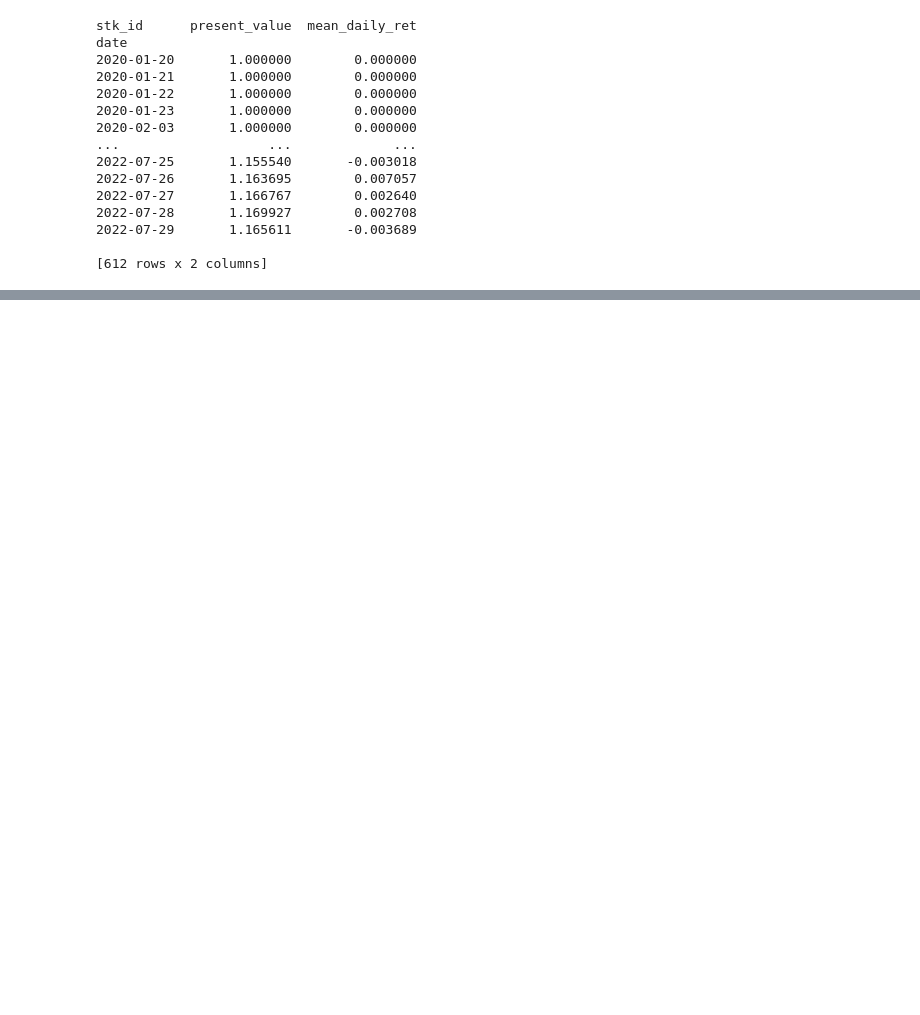
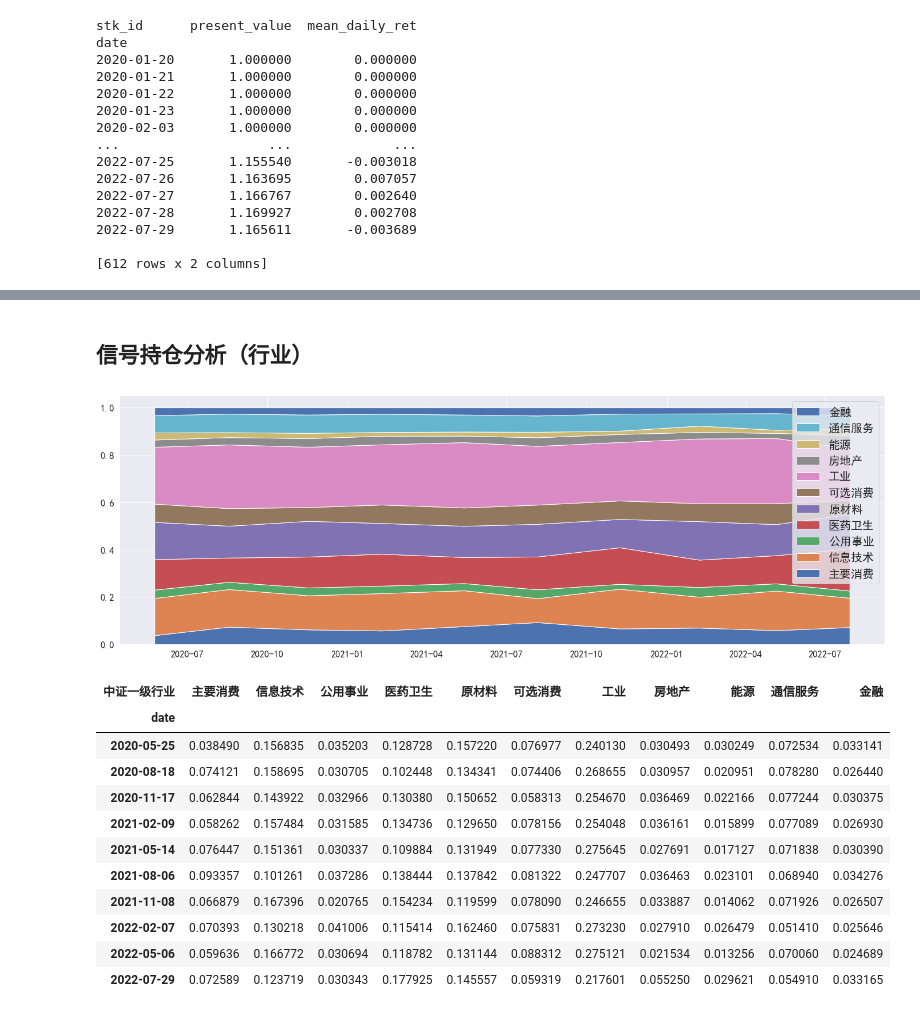
Before and after one commit to bmlang/quant_homework, a Jupyter notebook: your_repo/test.ipynb, the cells around one changed output, grey strips where cells are left out. Saved outputs shown, nothing was run; the diff lists cells and outputs as text; code cells hidden in the pictures; blank space fills up the shorter version.

```diff
--- a/your_repo/test.ipynb
+++ b/your_repo/test.ipynb
@@ -143,0 +129,21 @@ Alpha191_first20.alpha020(stock_data).tail()
+# %% [markdown]
+## 信号持仓分析（行业）
+# %%
+#基于前面的n日反转的信号进行持仓分析
+signal_1 = result[1].fillna(0).iloc[20:]
+analysis_result_1 = position_analysis(signal_1)
+analysis_result_1
+# %% [output]
+[figure, added]
+| 中证一级行业 | 主要消费 | 信息技术 | 公用事业 | 医药卫生 | 原材料 | 可选消费 | 工业 | 房地产 | 能源 | 通信服务 | 金融 |
+| date |  |  |  |  |  |  |  |  |  |  |  |
+| 2020-05-25 | 0.038490 | 0.156835 | 0.035203 | 0.128728 | 0.157220 | 0.076977 | 0.240130 | 0.030493 | 0.030249 | 0.072534 | 0.033141 |
+| 2020-08-18 | 0.074121 | 0.158695 | 0.030705 | 0.102448 | 0.134341 | 0.074406 | 0.268655 | 0.030957 | 0.020951 | 0.078280 | 0.026440 |
+| 2020-11-17 | 0.062844 | 0.143922 | 0.032966 | 0.130380 | 0.150652 | 0.058313 | 0.254670 | 0.036469 | 0.022166 | 0.077244 | 0.030375 |
+| 2021-02-09 | 0.058262 | 0.157484 | 0.031585 | 0.134736 | 0.129650 | 0.078156 | 0.254048 | 0.036161 | 0.015899 | 0.077089 | 0.026930 |
+| 2021-05-14 | 0.076447 | 0.151361 | 0.030337 | 0.109884 | 0.131949 | 0.077330 | 0.275645 | 0.027691 | 0.017127 | 0.071838 | 0.030390 |
+| 2021-08-06 | 0.093357 | 0.101261 | 0.037286 | 0.138444 | 0.137842 | 0.081322 | 0.247707 | 0.036463 | 0.023101 | 0.068940 | 0.034276 |
+| 2021-11-08 | 0.066879 | 0.167396 | 0.020765 | 0.154234 | 0.119599 | 0.078090 | 0.246655 | 0.033887 | 0.014062 | 0.071926 | 0.026507 |
+| 2022-02-07 | 0.070393 | 0.130218 | 0.041006 | 0.115414 | 0.162460 | 0.075831 | 0.273230 | 0.027910 | 0.026479 | 0.051410 | 0.025646 |
+| 2022-05-06 | 0.059636 | 0.166772 | 0.030694 | 0.118782 | 0.131144 | 0.088312 | 0.275121 | 0.021534 | 0.013256 | 0.070060 | 0.024689 |
+| 2022-07-29 | 0.072589 | 0.123719 | 0.030343 | 0.177925 | 0.145557 | 0.059319 | 0.217601 | 0.055250 | 0.029621 | 0.054910 | 0.033165 |
```
Also changed, not shown: parts of 13 cells of this notebook.
